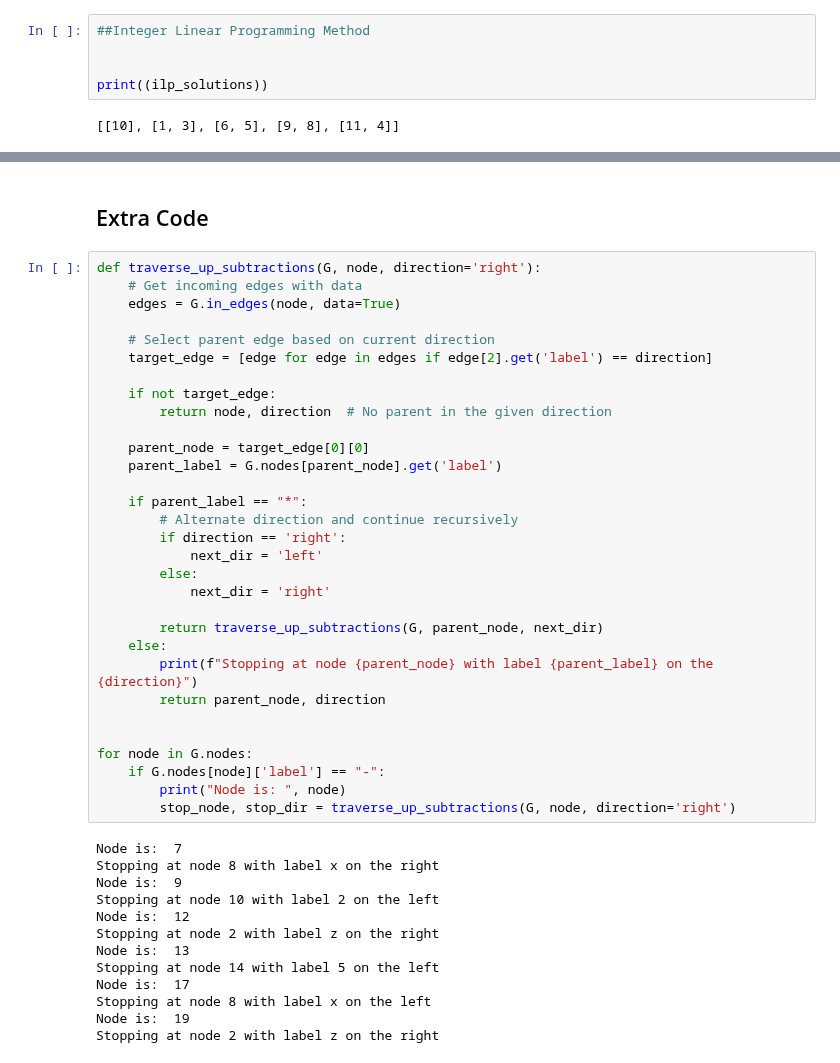
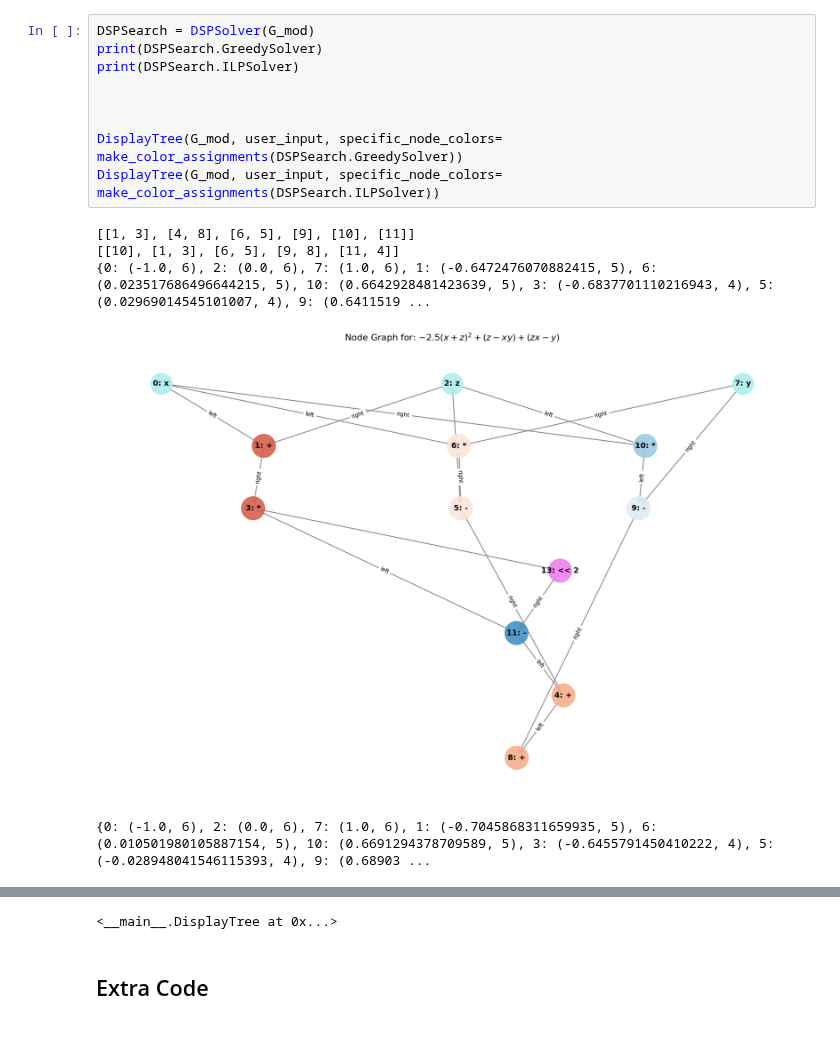
Before and after one commit to PabloABakker/BAP, a Jupyter notebook: Hardware/DataFlowModel.ipynb, the cells around one changed output, grey strips where cells are left out. Cells and saved outputs as stored; diff of their text form; blank space fills up the shorter version.

```diff
--- a/Hardware/DataFlowModel.ipynb
+++ b/Hardware/DataFlowModel.ipynb
@@ -1091,7 +1016,15 @@ ILP solution:  [[10], [1, 3], [6, 5], [9, 8], [11, 4]]
-# %%
-##Integer Linear Programming Method
-
-
-print((ilp_solutions))
-# %% [output]
-[[10], [1, 3], [6, 5], [9, 8], [11, 4]]
+# %%
+DSPSearch = DSPSolver(G_mod)
+print(DSPSearch.GreedySolver)
+print(DSPSearch.ILPSolver)
+
+
+
+DisplayTree(G_mod, user_input, specific_node_colors= make_color_assignments(DSPSearch.GreedySolver))
+DisplayTree(G_mod, user_input, specific_node_colors= make_color_assignments(DSPSearch.ILPSolver))
+# %% [output]
+[[1, 3], [4, 8], [6, 5], [9], [10], [11]]
+[[10], [1, 3], [6, 5], [9, 8], [11, 4]]
+{0: (-1.0, 6), 2: (0.0, 6), 7: (1.0, 6), 1: (-0.6472476070882415, 5), 6: (0.023517686496644215, 5), 10: (0.6642928481423639, 5), 3: (-0.6837701110216943, 4), 5: (0.02969014545101007, 4), 9: (0.6411519 ...
+[figure, added]
+{0: (-1.0, 6), 2: (0.0, 6), 7: (1.0, 6), 1: (-0.7045868311659935, 5), 6: (0.010501980105887154, 5), 10: (0.6691294378709589, 5), 3: (-0.6455791450410222, 4), 5: (-0.028948041546115393, 4), 9: (0.68903 ...
@@ -1098,46 +1032,3 @@ print((ilp_solutions))
+<__main__.DisplayTree at 0x...>
 # %% [markdown]
 ## Extra Code
-# %%
-def traverse_up_subtractions(G, node, direction='right'):
-    # Get incoming edges with data
-    edges = G.in_edges(node, data=True)
-
-    # Select parent edge based on current direction
-    target_edge = [edge for edge in edges if edge[2].get('label') == direction]
-
-    if not target_edge:
-        return node, direction  # No parent in the given direction
-
-    parent_node = target_edge[0][0]
-    parent_label = G.nodes[parent_node].get('label')
-
-    if parent_label == "*":
-        # Alternate direction and continue recursively
-        if direction == 'right':
-            next_dir = 'left'
-        else:
-            next_dir = 'right'
-
-        return traverse_up_subtractions(G, parent_node, next_dir)
-    else:
-        print(f"Stopping at node {parent_node} with label {parent_label} on the {direction}")
-        return parent_node, direction
-
-
-for node in G.nodes:
-    if G.nodes[node]['label'] == "-":
-        print("Node is: ", node)
-        stop_node, stop_dir = traverse_up_subtractions(G, node, direction='right')
-# %% [output]
-Node is:  7
-Stopping at node 8 with label x on the right
-Node is:  9
-Stopping at node 10 with label 2 on the left
-Node is:  12
-Stopping at node 2 with label z on the right
-Node is:  13
-Stopping at node 14 with label 5 on the left
-Node is:  17
-Stopping at node 8 with label x on the left
-Node is:  19
-Stopping at node 2 with label z on the right
```
Also changed, not shown: parts of 4 cells of this notebook.
